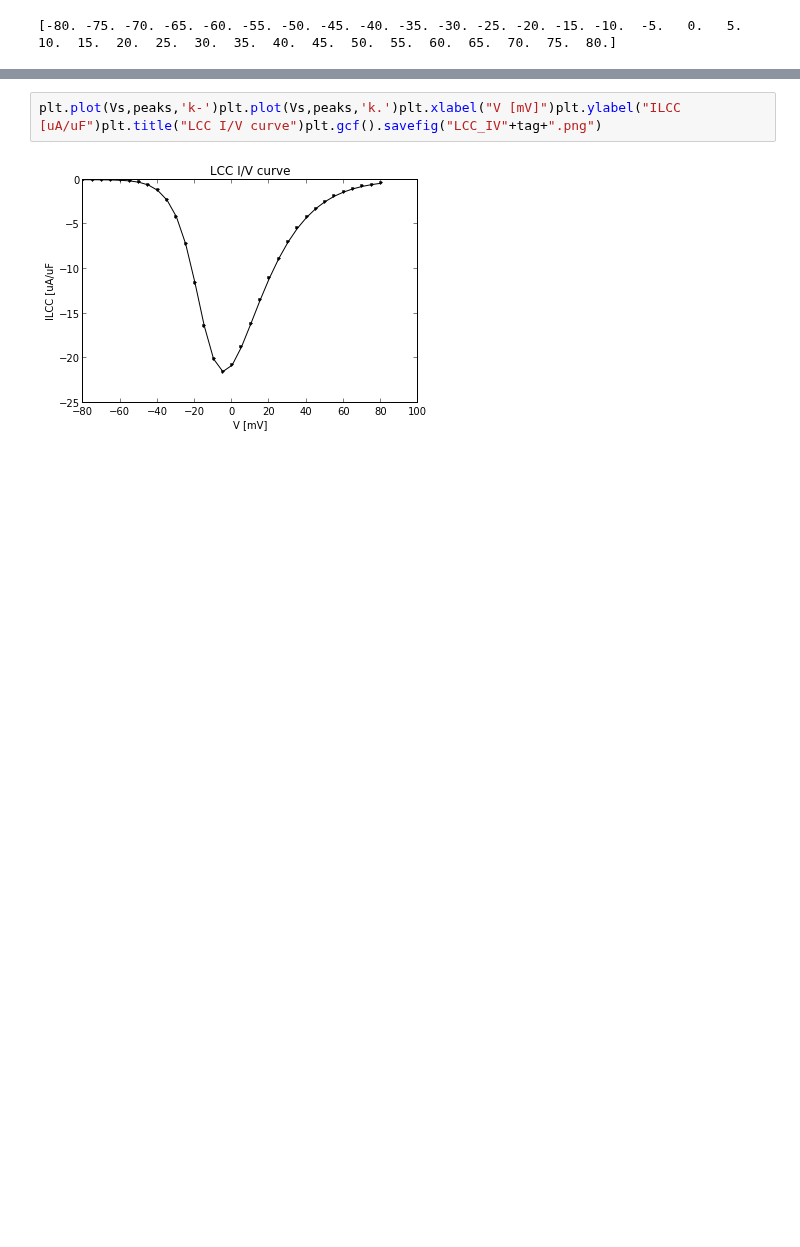
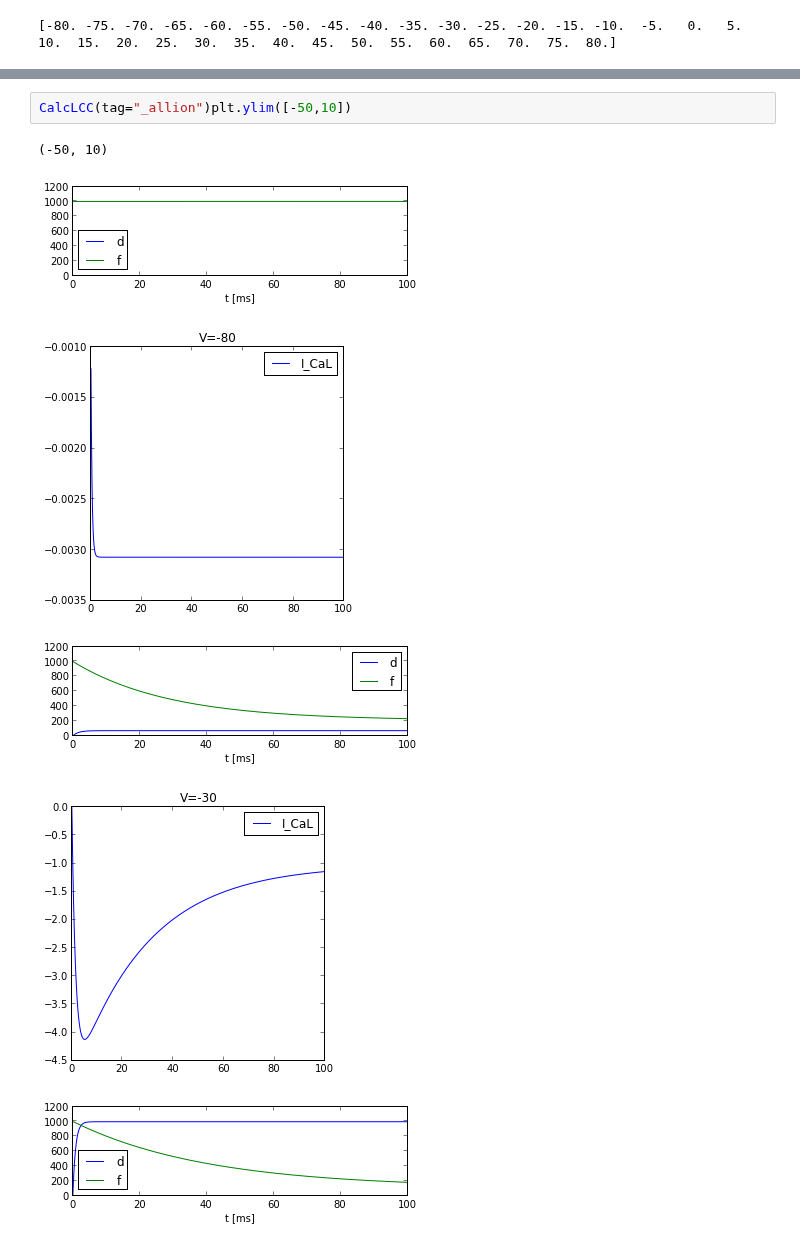
Before and after one commit to huskeypm/wholecell, a Jupyter notebook: LCC.ipynb, the cells around one changed output, grey strips where cells are left out. Cells and saved outputs as stored; diff of their text form; blank space fills up the shorter version.

```diff
--- a/LCC.ipynb
+++ b/LCC.ipynb
@@ -13,4 +11,9 @@ from runner_LCC import *peaks = []rVs=[]for i,V in enumerate(Vs):  init()  (p,si
-# %%
-plt.plot(Vs,peaks,'k-')plt.plot(Vs,peaks,'k.')plt.xlabel("V [mV]")plt.ylabel("ILCC [uA/uF")plt.title("LCC I/V curve")plt.gcf().savefig("LCC_IV"+tag+".png")
-# %% [output]
-[figure, removed]
+# %%
+CalcLCC(tag="_allion")plt.ylim([-50,10])
+# %% [output]
+(-50, 10)
+[figure, added]
+[figure, added]
+[figure, added]
+[figure, added]
+[figure, added]
```
Also changed, not shown: parts of 7 cells of this notebook, 3 other files.
